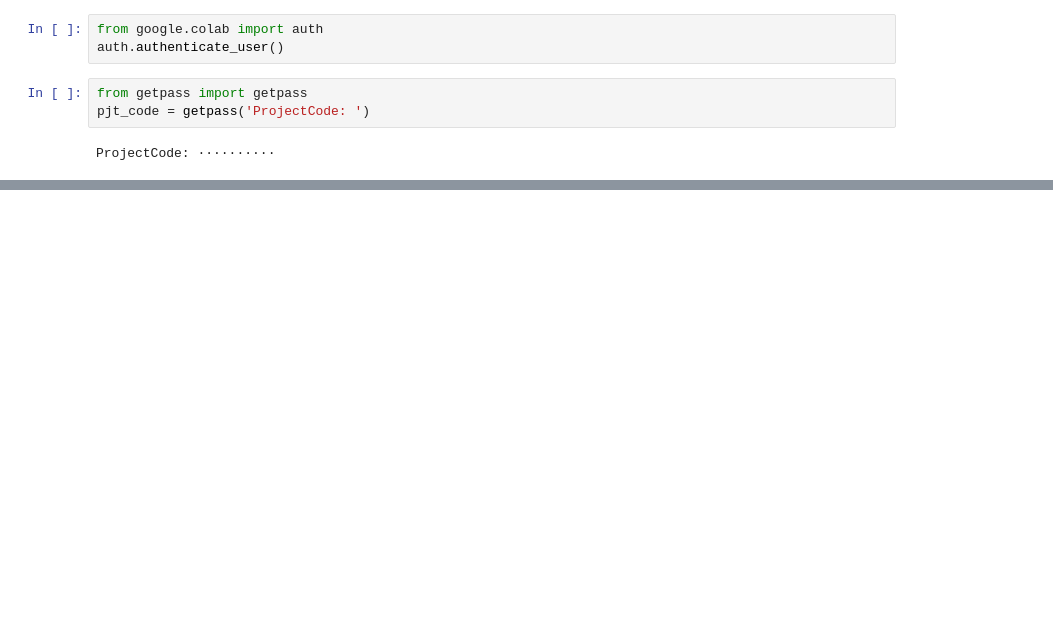
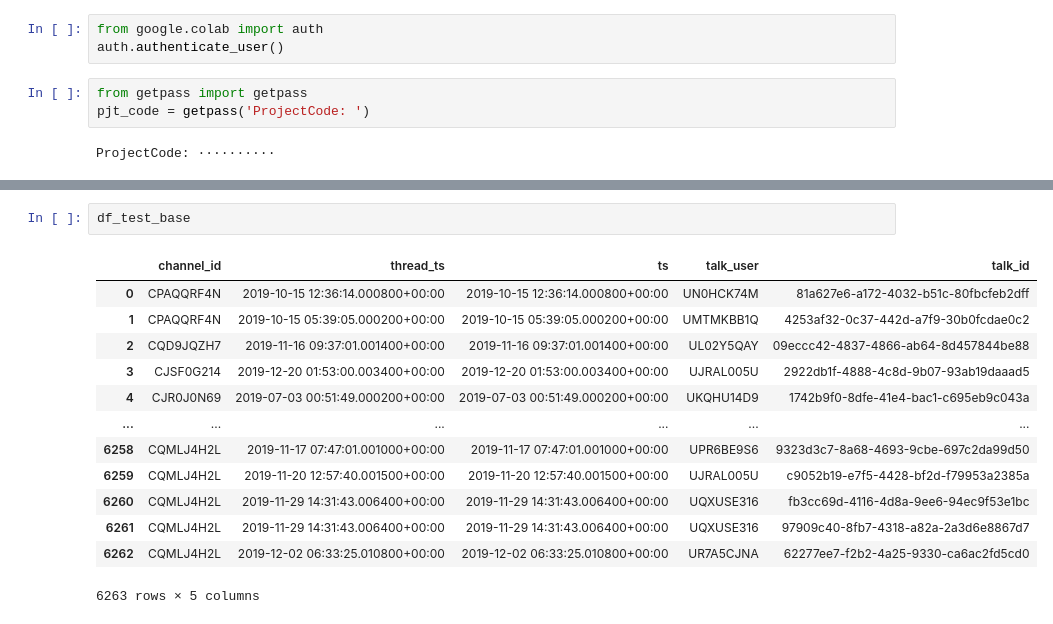
Before and after one commit to daikichidaze/slack-report-2020, a Jupyter notebook: slack-create-mid-table-reply.ipynb, the cells around one changed output, grey strips where cells are left out. Drawn from its saved outputs; the diff is of its cells as text; blank space fills up the shorter version.

```diff
--- a/slack-create-mid-table-reply.ipynb
+++ b/slack-create-mid-table-reply.ipynb
@@ -117,0 +292,16 @@ df
+# %%
+df_test_base
+# %% [output]
+|  | channel_id | thread_ts | ts | talk_user | talk_id |
+| 0 | CPAQQRF4N | 2019-10-15 12:36:14.000800+00:00 | 2019-10-15 12:36:14.000800+00:00 | UN0HCK74M | 81a627e6-a172-4032-b51c-80fbcfeb2dff |
+| 1 | CPAQQRF4N | 2019-10-15 05:39:05.000200+00:00 | 2019-10-15 05:39:05.000200+00:00 | UMTMKBB1Q | 4253af32-0c37-442d-a7f9-30b0fcdae0c2 |
+| 2 | CQD9JQZH7 | 2019-11-16 09:37:01.001400+00:00 | 2019-11-16 09:37:01.001400+00:00 | UL02Y5QAY | 09eccc42-4837-4866-ab64-8d457844be88 |
+| 3 | CJSF0G214 | 2019-12-20 01:53:00.003400+00:00 | 2019-12-20 01:53:00.003400+00:00 | UJRAL005U | 2922db1f-4888-4c8d-9b07-93ab19daaad5 |
+| 4 | CJR0J0N69 | 2019-07-03 00:51:49.000200+00:00 | 2019-07-03 00:51:49.000200+00:00 | UKQHU14D9 | 1742b9f0-8dfe-41e4-bac1-c695eb9c043a |
+| ... | ... | ... | ... | ... | ... |
+| 6258 | CQMLJ4H2L | 2019-11-17 07:47:01.001000+00:00 | 2019-11-17 07:47:01.001000+00:00 | UPR6BE9S6 | 9323d3c7-8a68-4693-9cbe-697c2da99d50 |
+| 6259 | CQMLJ4H2L | 2019-11-20 12:57:40.001500+00:00 | 2019-11-20 12:57:40.001500+00:00 | UJRAL005U | c9052b19-e7f5-4428-bf2d-f79953a2385a |
+| 6260 | CQMLJ4H2L | 2019-11-29 14:31:43.006400+00:00 | 2019-11-29 14:31:43.006400+00:00 | UQXUSE316 | fb3cc69d-4116-4d8a-9ee6-94ec9f53e1bc |
+| 6261 | CQMLJ4H2L | 2019-11-29 14:31:43.006400+00:00 | 2019-11-29 14:31:43.006400+00:00 | UQXUSE316 | 97909c40-8fb7-4318-a82a-2a3d6e8867d7 |
+| 6262 | CQMLJ4H2L | 2019-12-02 06:33:25.010800+00:00 | 2019-12-02 06:33:25.010800+00:00 | UR7A5CJNA | 62277ee7-f2b2-4a25-9330-ca6ac2fd5cd0 |
+6263 rows × 5 columns
```
Also changed, not shown: parts of 19 cells of this notebook.
